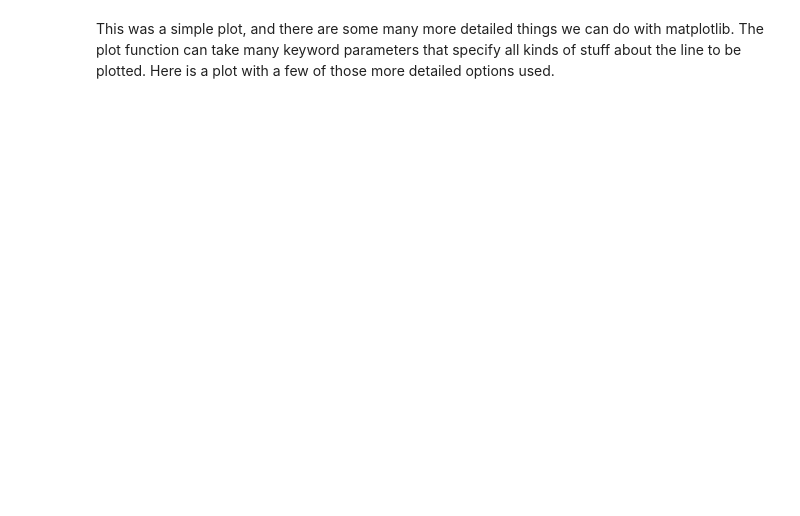
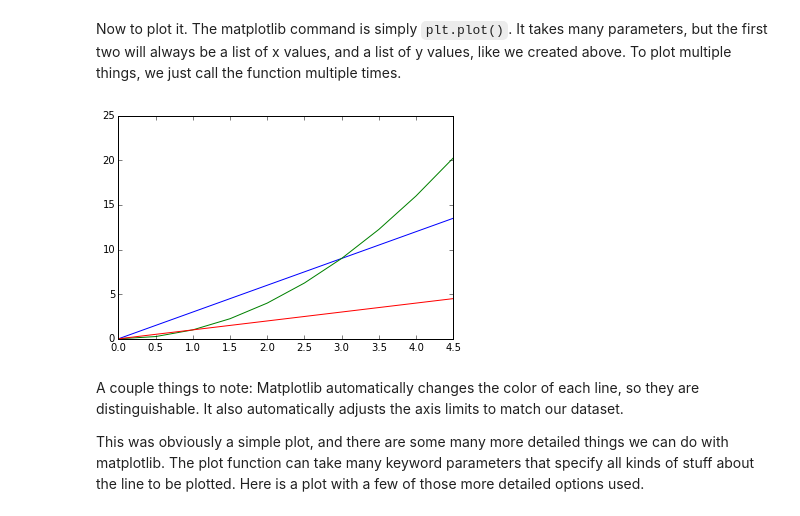
Before and after one commit to gillenbrown/PythonTutorial, a Jupyter notebook: Plotting.ipynb, the cells around one changed output. Drawn from its saved outputs; the diff is of its cells as text; code cells hidden in the pictures; blank space fills up the shorter version.

```diff
--- a/Plotting.ipynb
+++ b/Plotting.ipynb
@@ -9,8 +53,18 @@ xs = np.arange(0, 5, 0.5)
 y1 = [x*3 for x in xs]
 y2 = [x**2 for x in xs]
 y3 = [x for x in xs]
+# %% [markdown]
+Now to plot it. The matplotlib command is simply `plt.plot()`. It takes many parameters, but the first two will always be a list of x values, and a list of y values, like we created above. To plot multiple things, we just call the function multiple times.
+# %%
+plt.plot(xs, y1)
+plt.plot(xs, y2)
+plt.plot(xs, y3);
+# %% [output]
+[figure, added]
 # %% [markdown]
-This was a simple plot, and there are some many more detailed things we can do with matplotlib. The plot function can take many keyword parameters that specify all kinds of stuff about the line to be plotted. Here is a plot with a few of those more detailed options used.
+A couple things to note: Matplotlib automatically changes the color of each line, so they are distinguishable. It also automatically adjusts the axis limits to match our dataset.
+
+This was obviously a simple plot, and there are some many more detailed things we can do with matplotlib. The plot function can take many keyword parameters that specify all kinds of stuff about the line to be plotted. Here is a plot with a few of those more detailed options used.
 # %%
 plt.plot(xs, y1, color="r", linestyle=":", label="y1")
 plt.plot(xs, y2, color="#0088CC", linestyle="--", linewidth=4, label="y2")
```
Also changed, not shown: parts of 40 cells of this notebook, 1 other file.
